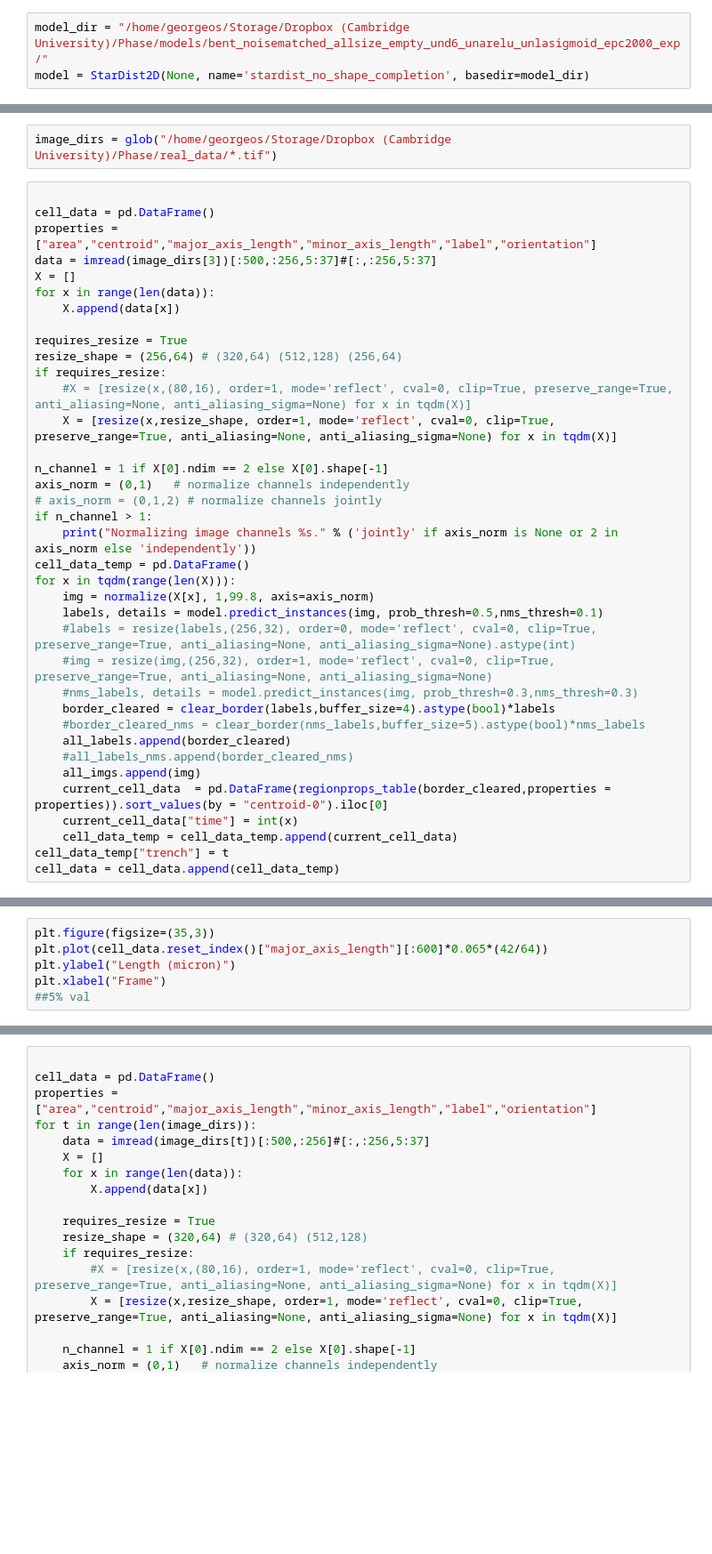
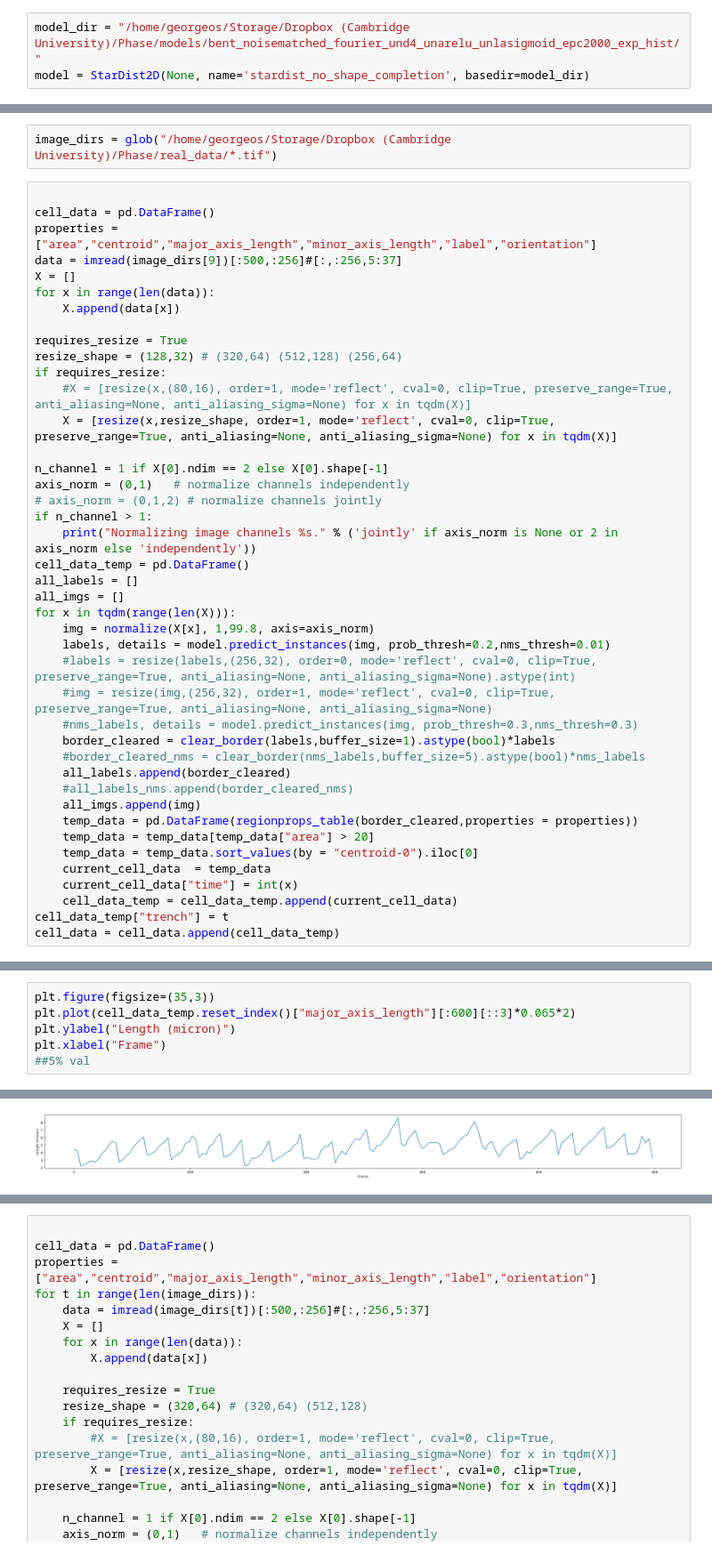
Before and after one commit to georgeoshardo/SyMBac, a Jupyter notebook: examples/deep_learning/StarDist/stardist_predict_100x_oil.ipynb, the cells around one changed output, grey strips where cells are left out. Shown: that part at 89% size. Drawn from its saved outputs; the diff is of its cells as text; blank space fills up the shorter version.

```diff
--- a/examples/deep_learning/StarDist/stardist_predict_100x_oil.ipynb
+++ b/examples/deep_learning/StarDist/stardist_predict_100x_oil.ipynb
@@ -37,5 +37,5 @@ from skimage.segmentation import clear_border, find_boundaries
 from skimage.morphology import opening, erosion
 from scipy.signal import find_peaks
 # %%
-model_dir = "/home/georgeos/Storage/Dropbox (Cambridge University)/Phase/models/bent_noisematched_allsize_empty_und6_unarelu_unlasigmoid_epc2000_exp/"
+model_dir = "/home/georgeos/Storage/Dropbox (Cambridge University)/Phase/models/bent_noisematched_fourier_und4_unarelu_unlasigmoid_epc2000_exp_hist/"
 model = StarDist2D(None, name='stardist_no_shape_completion', basedir=model_dir)
@@ -45,13 +49,13 @@ image_dirs = glob("/home/georgeos/Storage/Dropbox (Cambridge University)/Phase/r
 
 cell_data = pd.DataFrame()
 properties = ["area","centroid","major_axis_length","minor_axis_length","label","orientation"]
-data = imread(image_dirs[3])[:500,:256,5:37]#[:,:256,5:37]
+data = imread(image_dirs[9])[:500,:256]#[:,:256,5:37]
 X = []
 for x in range(len(data)):
     X.append(data[x])
 
 requires_resize = True
-resize_shape = (256,64) # (320,64) (512,128) (256,64)
+resize_shape = (128,32) # (320,64) (512,128) (256,64)
 if requires_resize:
     #X = [resize(x,(80,16), order=1, mode='reflect', cval=0, clip=True, preserve_range=True, anti_aliasing=None, anti_aliasing_sigma=None) for x in tqdm(X)]
     X = [resize(x,resize_shape, order=1, mode='reflect', cval=0, clip=True, preserve_range=True, anti_aliasing=None, anti_aliasing_sigma=None) for x in tqdm(X)]
@@ -62,18 +66,23 @@ axis_norm = (0,1)   # normalize channels independently
 if n_channel > 1:
     print("Normalizing image channels %s." % ('jointly' if axis_norm is None or 2 in axis_norm else 'independently'))
 cell_data_temp = pd.DataFrame()
+all_labels = []
+all_imgs = []
 for x in tqdm(range(len(X))):
     img = normalize(X[x], 1,99.8, axis=axis_norm)
-    labels, details = model.predict_instances(img, prob_thresh=0.5,nms_thresh=0.1)
+    labels, details = model.predict_instances(img, prob_thresh=0.2,nms_thresh=0.01)
     #labels = resize(labels,(256,32), order=0, mode='reflect', cval=0, clip=True, preserve_range=True, anti_aliasing=None, anti_aliasing_sigma=None).astype(int)
     #img = resize(img,(256,32), order=1, mode='reflect', cval=0, clip=True, preserve_range=True, anti_aliasing=None, anti_aliasing_sigma=None)
     #nms_labels, details = model.predict_instances(img, prob_thresh=0.3,nms_thresh=0.3)
-    border_cleared = clear_border(labels,buffer_size=4).astype(bool)*labels
+    border_cleared = clear_border(labels,buffer_size=1).astype(bool)*labels
     #border_cleared_nms = clear_border(nms_labels,buffer_size=5).astype(bool)*nms_labels
     all_labels.append(border_cleared)
     #all_labels_nms.append(border_cleared_nms)
     all_imgs.append(img)
-    current_cell_data  = pd.DataFrame(regionprops_table(border_cleared,properties = properties)).sort_values(by = "centroid-0").iloc[0]
+    temp_data = pd.DataFrame(regionprops_table(border_cleared,properties = properties))
+    temp_data = temp_data[temp_data["area"] > 20]
+    temp_data = temp_data.sort_values(by = "centroid-0").iloc[0]
+    current_cell_data  = temp_data
     current_cell_data["time"] = int(x)
     cell_data_temp = cell_data_temp.append(current_cell_data)
 cell_data_temp["trench"] = t
@@ -81,6 +95,7 @@ cell_data = cell_data.append(cell_data_temp)
 # %%
 plt.figure(figsize=(35,3))
-plt.plot(cell_data.reset_index()["major_axis_length"][:600]*0.065*(42/64))
+plt.plot(cell_data_temp.reset_index()["major_axis_length"][:600][::3]*0.065*2)
 plt.ylabel("Length (micron)")
 plt.xlabel("Frame")
 ##5% val
+# %% [output]
@@ -86,0 +103 @@ plt.xlabel("Frame")
+[figure, added]
```
Also changed, not shown: parts of 6 cells of this notebook, 4 other files.
